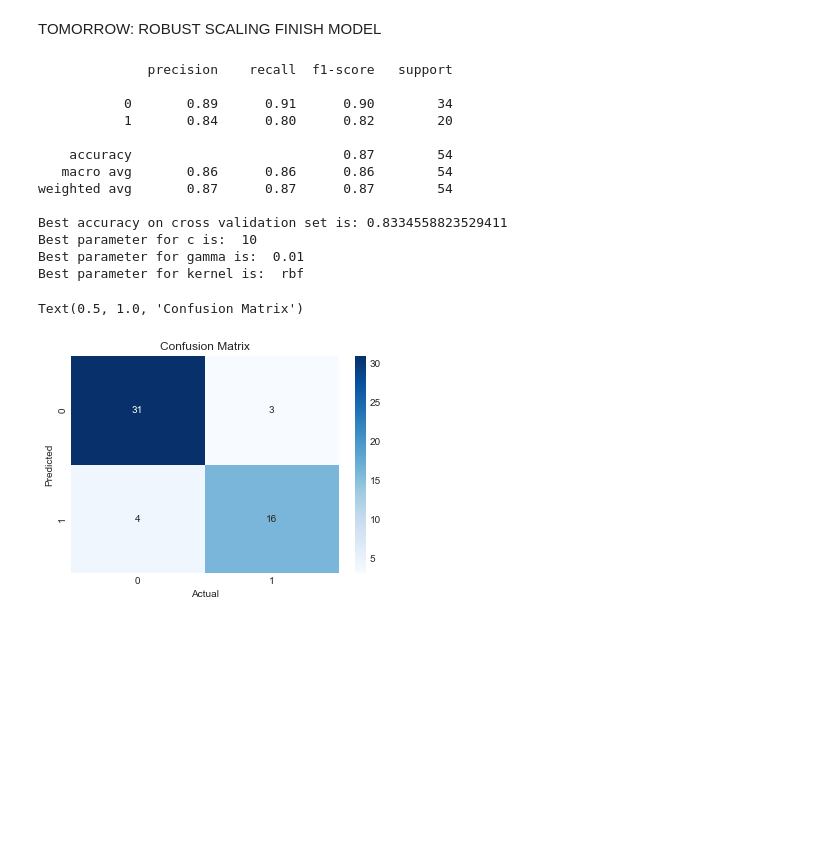
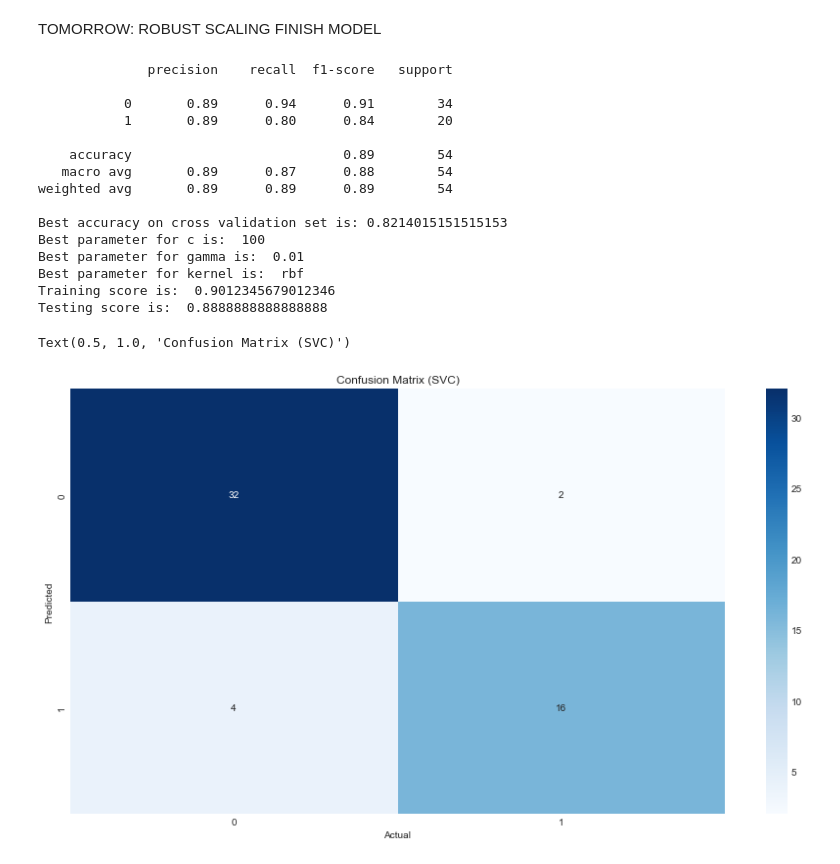
Before and after one commit to Gauss-x/Alzheimer-s-Analysis, a Jupyter notebook: cross-sectional.ipynb, the cells around one changed output. Cells and saved outputs as stored; diff of their text form; code cells hidden in the pictures; blank space fills up the shorter version.

```diff
--- a/cross-sectional.ipynb
+++ b/cross-sectional.ipynb
@@ -512,14 +513,17 @@ model_df.columns = ['Gender', 'Age', 'Educ', 'SES', 'MMSE', 'CDR', 'eTIV', 'nWBV
 model_df
 
 
-scaler = MinMaxScaler()
+scaler = RobustScaler()
 
 model_df['neTIV'] = scaler.fit_transform(model_df[['eTIV']])
 model_df['nAge'] = scaler.fit_transform(model_df[['Age']])
 model_df['nMMSE'] = scaler.fit_transform(model_df[['MMSE']])
 
 y = model_df['Alz'].values #target values
-X = model_df[['Age','Educ', 'nWBV','SES','MMSE','F','M', 'neTIV']] #predictors
+X = model_df[['Age','Educ', 'nWBV','SES','nMMSE','F','M', 'neTIV']] #predictors
+
+#split the data
+X_train, X_test, Y_train, Y_test = train_test_split(X, y, random_state = 0)
 
 model_df
 # %% [output]
@@ -539,18 +543,19 @@ model_df
 # %% [markdown]
 TOMORROW: ROBUST SCALING FINISH MODEL
 # %%
-#split data
-X_train, X_test, Y_train, Y_test = train_test_split(X, y, random_state = 0)
+
+
+
 
 #number of folds
-kfolds = 10
+kfolds = 5
 
 best_score = 0
 
 
 
 
-
+#hyperparameter tuning
 for c_paramter in [0.001, 0.01, 0.1, 1, 10, 100, 1000]:
     for gamma_paramter in [0.001, 0.01, 0.1, 1, 10, 100, 1000]:
         for k_parameter in ['rbf']:
@@ -571,40 +576,46 @@ for c_paramter in [0.001, 0.01, 0.1, 1, 10, 100, 1000]:
 
 
 # rebuild a model with best parameters to get score
-SelectedSVMmodel = SVC(C=best_parameter_c, gamma=best_parameter_gamma, kernel=best_parameter_k).fit(X_train, Y_train)
-predicted_test = SelectedSVMmodel.predict(X_test)
+SelectedSVMmodel = SVC(C=best_parameter_c, gamma=best_parameter_gamma, kernel=best_parameter_k)
+fitted = SelectedSVMmodel.fit(X_train, Y_train)
+predicted_test = fitted.predict(X_test)
 print(classification_report(Y_test, predicted_test))
-
+trainingS = SelectedSVMmodel.score(X_train,Y_train)
+testingS = SelectedSVMmodel.score(X_test,Y_test)
 print("Best accuracy on cross validation set is:", best_score)
 print("Best parameter for c is: ", best_parameter_c)
 print("Best parameter for gamma is: ", best_parameter_gamma)
 print("Best parameter for kernel is: ", best_parameter_k)
+print('Training score is: ', trainingS)
+print('Testing score is: ', testingS)
 # %% [output]
               precision    recall  f1-score   support
 
-           0       0.89      0.91      0.90        34
-           1       0.84      0.80      0.82        20
+           0       0.89      0.94      0.91        34
+           1       0.89      0.80      0.84        20
 
-    accuracy                           0.87        54
-   macro avg       0.86      0.86      0.86        54
-weighted avg       0.87      0.87      0.87        54
+    accuracy                           0.89        54
+   macro avg       0.89      0.87      0.88        54
+weighted avg       0.89      0.89      0.89        54
 
-Best accuracy on cross validation set is: 0.8334558823529411
-Best parameter for c is:  10
+Best accuracy on cross validation set is: 0.8214015151515153
+Best parameter for c is:  100
 Best parameter for gamma is:  0.01
 Best parameter for kernel is:  rbf
+Training score is:  0.9012345679012346
+Testing score is:  0.8888888888888888
 # %%
-
+figure(figsize = (15,8))
 
 con = confusion_matrix(Y_test, predicted_test)
 sns.heatmap(con,annot=True, cmap='Blues')
 
 plt.ylabel('Predicted')
 plt.xlabel('Actual')
-plt.title('Confusion Matrix')
+plt.title('Confusion Matrix (SVC)')
 # %% [output]
-Text(0.5, 1.0, 'Confusion Matrix')
+Text(0.5, 1.0, 'Confusion Matrix (SVC)')
-[figure, old version]
+[figure, new version]
 # %%
 figure(figsize=(12, 8))
 
```
Also changed, not shown: parts of 8 cells of this notebook.
